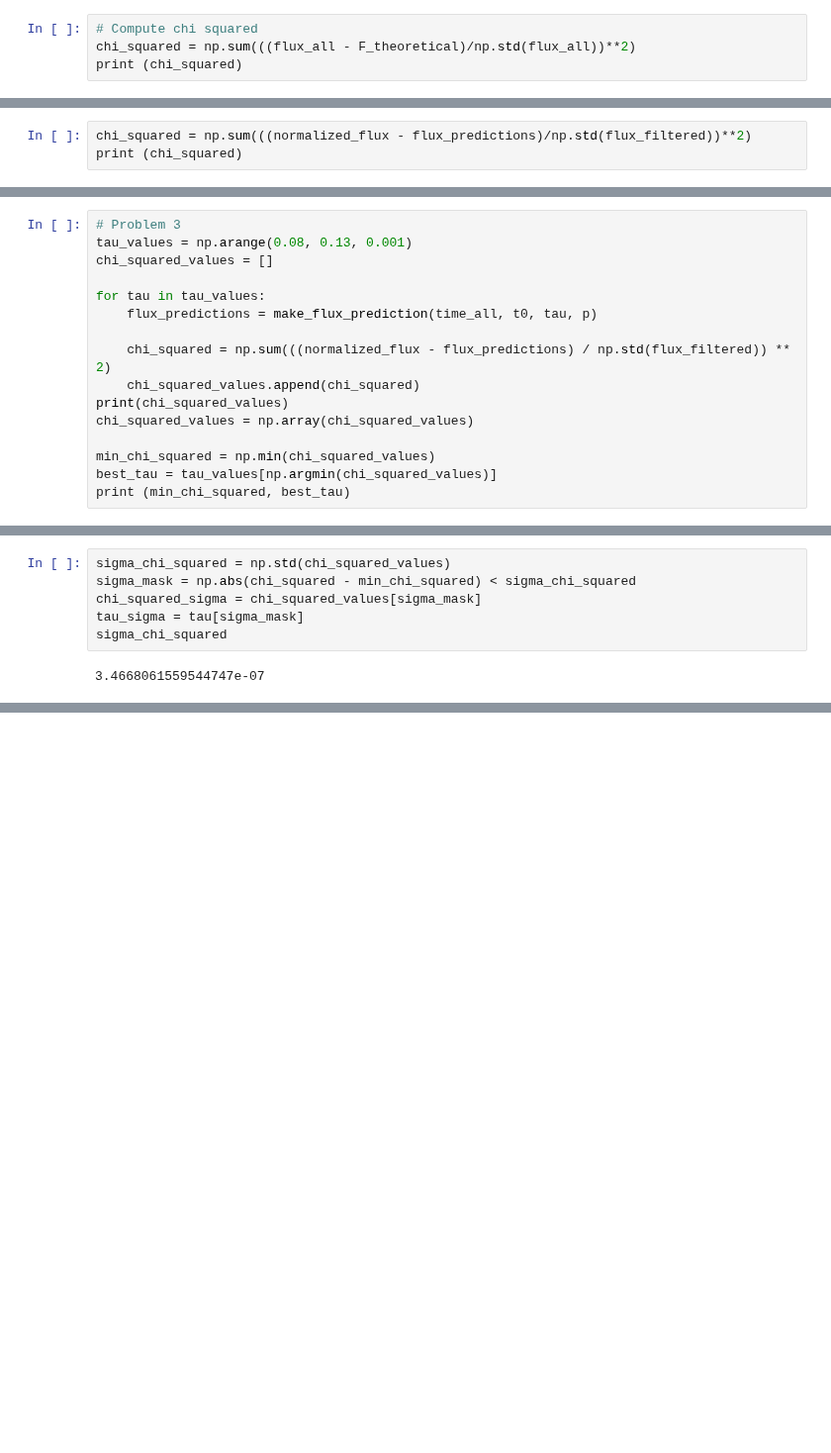
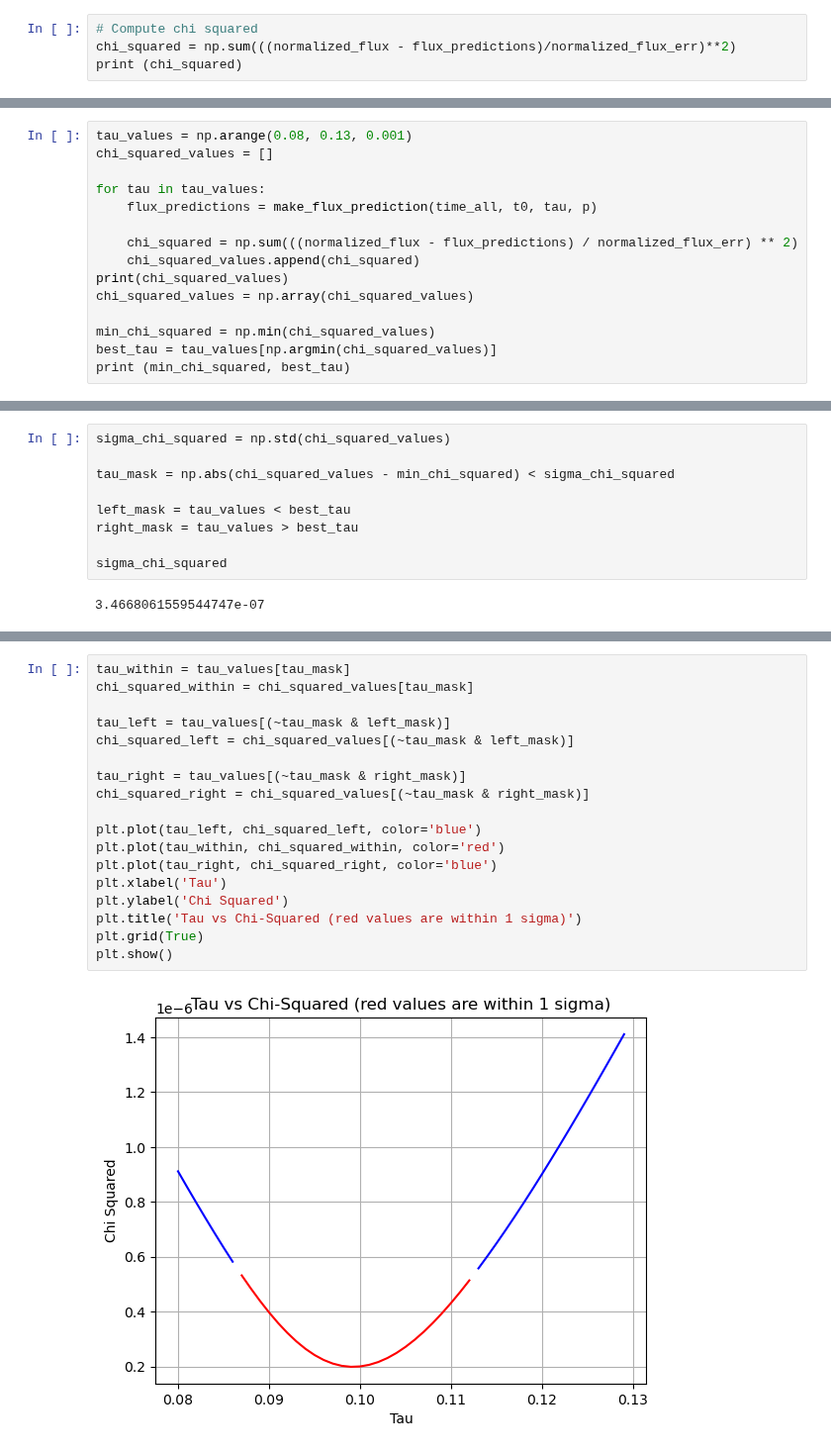
Before and after one commit to Columbia-Astronomy-4260/astr-4260-Juliahaynes777, a Jupyter notebook: PS7/PS7.ipynb, the cells around one changed output, grey strips where cells are left out. Shown at 99% size. Saved outputs shown, nothing was run; the diff lists cells and outputs as text; blank space fills up the shorter version.

```diff
--- a/PS7/PS7.ipynb
+++ b/PS7/PS7.ipynb
@@ -310,5 +170,5 @@ len(flux_all)
 # %%
 # Compute chi squared
-chi_squared = np.sum(((flux_all - F_theoretical)/np.std(flux_all))**2)
+chi_squared = np.sum(((normalized_flux - flux_predictions)/normalized_flux_err)**2)
 print (chi_squared)
 # %% [output]
@@ -316,3 +175,0 @@ print (chi_squared)
-# %%
-chi_squared = np.sum(((normalized_flux - flux_predictions)/np.std(flux_filtered))**2)
-print (chi_squared)
@@ -380,14 +217,13 @@ def make_flux_prediction(time, t0, tau, p):
         flux_predictions.append(flux_prediction)
     return np.array(flux_predictions)
 # %%
-# Problem 3
 tau_values = np.arange(0.08, 0.13, 0.001)
 chi_squared_values = []
 
 for tau in tau_values:
     flux_predictions = make_flux_prediction(time_all, t0, tau, p)
 
-    chi_squared = np.sum(((normalized_flux - flux_predictions) / np.std(flux_filtered)) ** 2)
+    chi_squared = np.sum(((normalized_flux - flux_predictions) / normalized_flux_err) ** 2)
     chi_squared_values.append(chi_squared)
 print(chi_squared_values)
 chi_squared_values = np.array(chi_squared_values)
@@ -440,9 +271,12 @@ plt.show()
 [figure]
 # %%
 sigma_chi_squared = np.std(chi_squared_values)
-sigma_mask = np.abs(chi_squared - min_chi_squared) < sigma_chi_squared
-chi_squared_sigma = chi_squared_values[sigma_mask]
-tau_sigma = tau[sigma_mask]
+
+tau_mask = np.abs(chi_squared_values - min_chi_squared) < sigma_chi_squared
+
+left_mask = tau_values < best_tau
+right_mask = tau_values > best_tau
+
 sigma_chi_squared
 # %% [output]
 3.4668061559544747e-07
@@ -461,0 +283,20 @@ plt.show()
+# %%
+tau_within = tau_values[tau_mask]
+chi_squared_within = chi_squared_values[tau_mask]
+
+tau_left = tau_values[(~tau_mask & left_mask)]
+chi_squared_left = chi_squared_values[(~tau_mask & left_mask)]
+
+tau_right = tau_values[(~tau_mask & right_mask)]
+chi_squared_right = chi_squared_values[(~tau_mask & right_mask)]
+
+plt.plot(tau_left, chi_squared_left, color='blue')
+plt.plot(tau_within, chi_squared_within, color='red')
+plt.plot(tau_right, chi_squared_right, color='blue')
+plt.xlabel('Tau')
+plt.ylabel('Chi Squared')
+plt.title('Tau vs Chi-Squared (red values are within 1 sigma)')
+plt.grid(True)
+plt.show()
+# %% [output]
+[figure, added]
```
Also changed, not shown: parts of 23 cells of this notebook.
